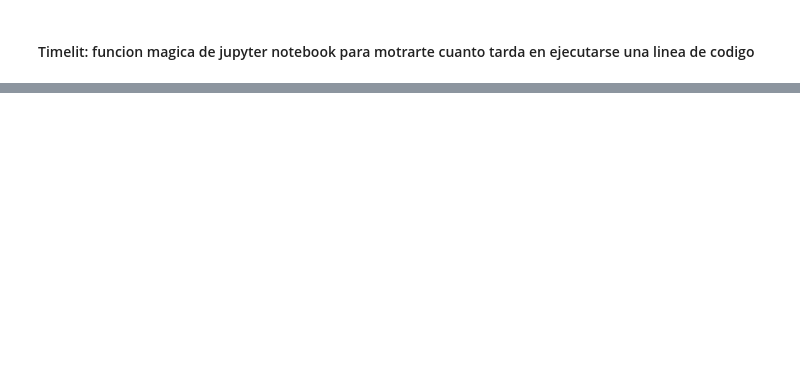
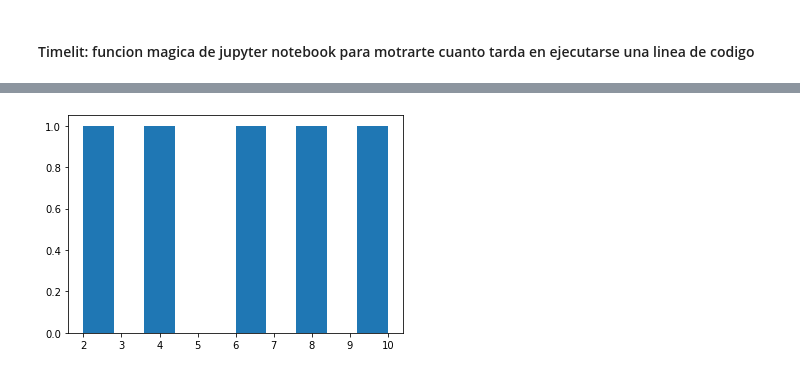
Before and after one commit to agustinruiz/machine-learning-course, a Jupyter notebook: sample_project/introduction-to-numpy.ipynb, the cells around one changed output, grey strips where cells are left out. Drawn from its saved outputs; the diff is of its cells as text; code cells hidden in the pictures; blank space fills up the shorter version.

```diff
--- a/sample_project/introduction-to-numpy.ipynb
+++ b/sample_project/introduction-to-numpy.ipynb
@@ -415,0 +394,5 @@ np.sqrt(np.var(a2))
+# %%
+plt.hist(low_var_array)
+plt.show()
+# %% [output]
+[figure, added]
```
Also changed, not shown: parts of 46 cells of this notebook.
